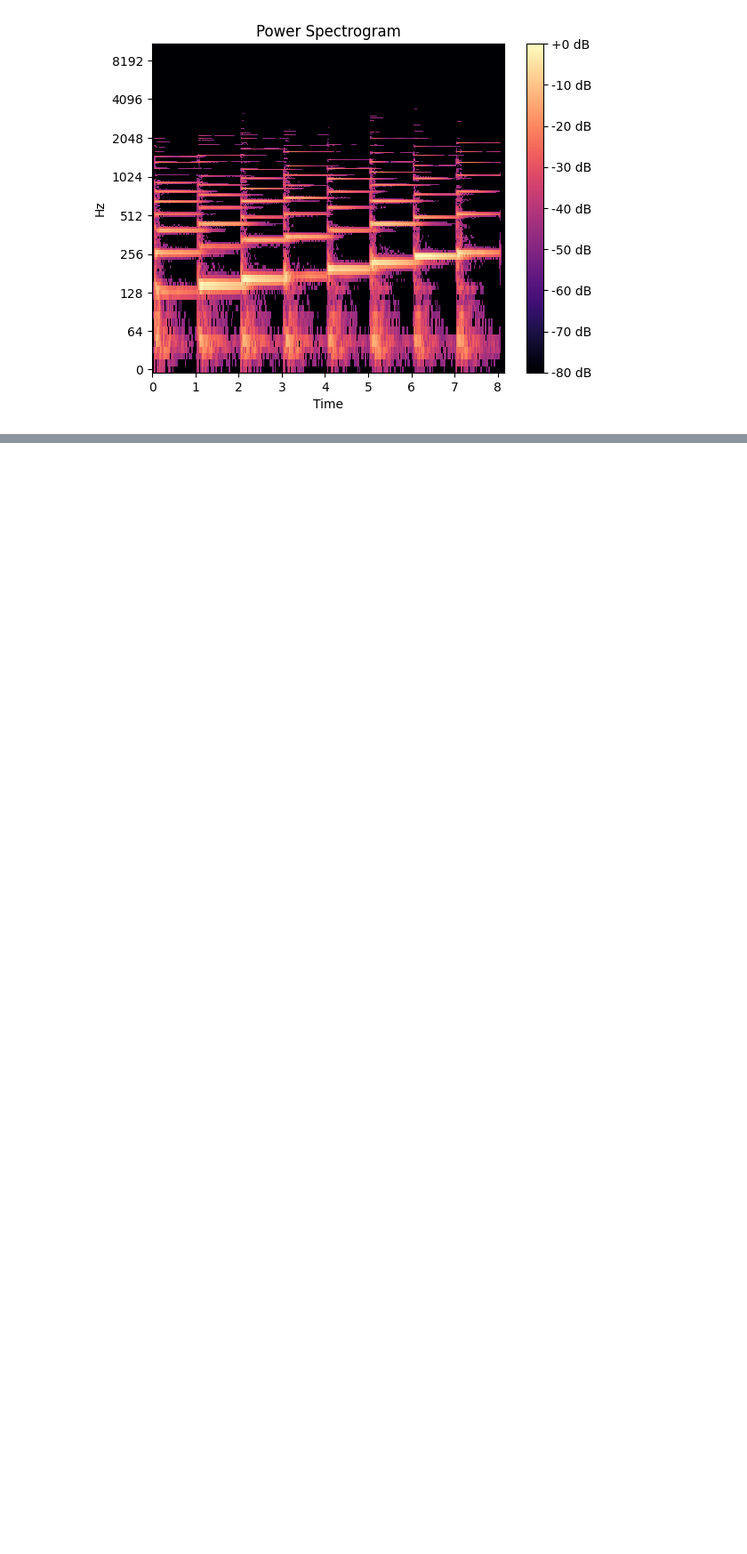
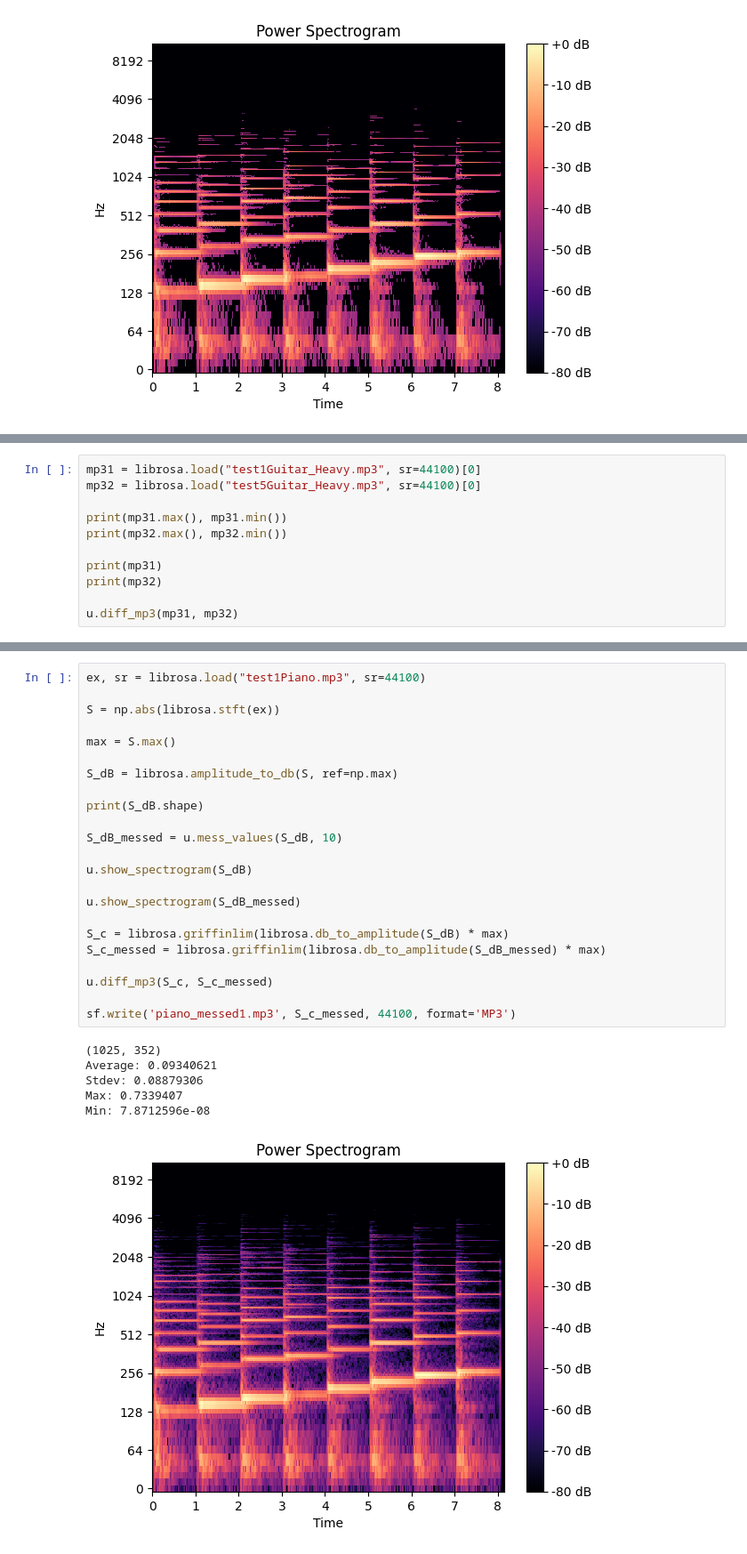
Before and after one commit to hbarton2/AudioAnalyzer, a Jupyter notebook: main.ipynb, the cells around one changed output, grey strips where cells are left out. Shown at 89% size. Saved outputs shown, nothing was run; the diff lists cells and outputs as text; blank space fills up the shorter version.

```diff
--- a/main.ipynb
+++ b/main.ipynb
@@ -153,0 +158,11 @@ for p in paths:
+# %%
+mp31 = librosa.load("test1Guitar_Heavy.mp3", sr=44100)[0]
+mp32 = librosa.load("test5Guitar_Heavy.mp3", sr=44100)[0]
+
+print(mp31.max(), mp31.min())
+print(mp32.max(), mp32.min())
+
+print(mp31)
+print(mp32)
+
+u.diff_mp3(mp31, mp32)
@@ -153,0 +180,30 @@ for p in paths:
+# %%
+ex, sr = librosa.load("test1Piano.mp3", sr=44100)
+
+S = np.abs(librosa.stft(ex))
+
+max = S.max()
+
+S_dB = librosa.amplitude_to_db(S, ref=np.max)
+
+print(S_dB.shape)
+
+S_dB_messed = u.mess_values(S_dB, 10)
+
+u.show_spectrogram(S_dB)
+
+u.show_spectrogram(S_dB_messed)
+
+S_c = librosa.griffinlim(librosa.db_to_amplitude(S_dB) * max)
+S_c_messed = librosa.griffinlim(librosa.db_to_amplitude(S_dB_messed) * max)
+
+u.diff_mp3(S_c, S_c_messed)
+
+sf.write('piano_messed1.mp3', S_c_messed, 44100, format='MP3')
+# %% [output]
+(1025, 352)
+Average: 0.09340621
+Stdev: 0.08879306
+Max: 0.7339407
+Min: 7.8712596e-08
+[figure, added]
```
Also changed, not shown: parts of 6 cells of this notebook, 17 other files.
